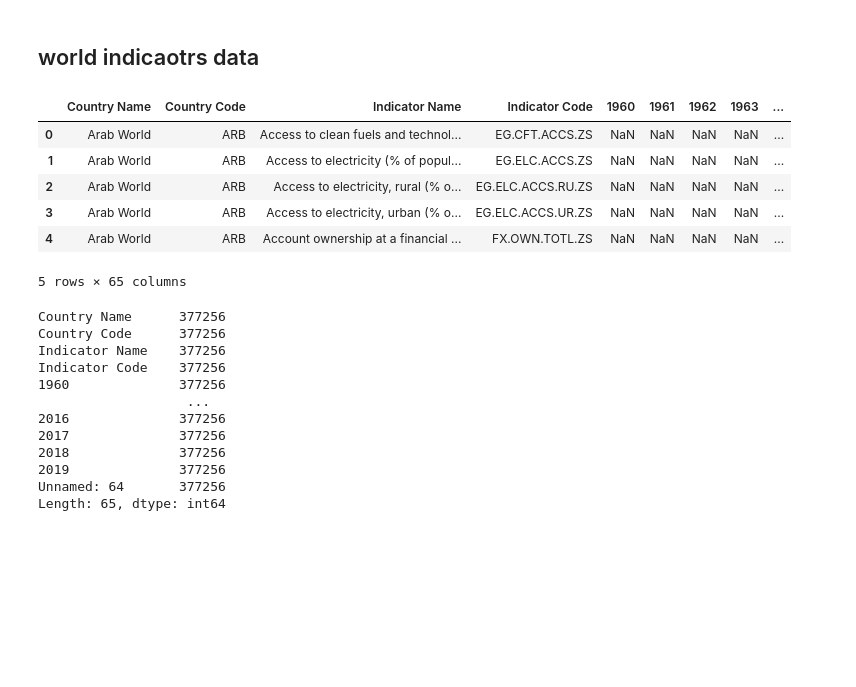
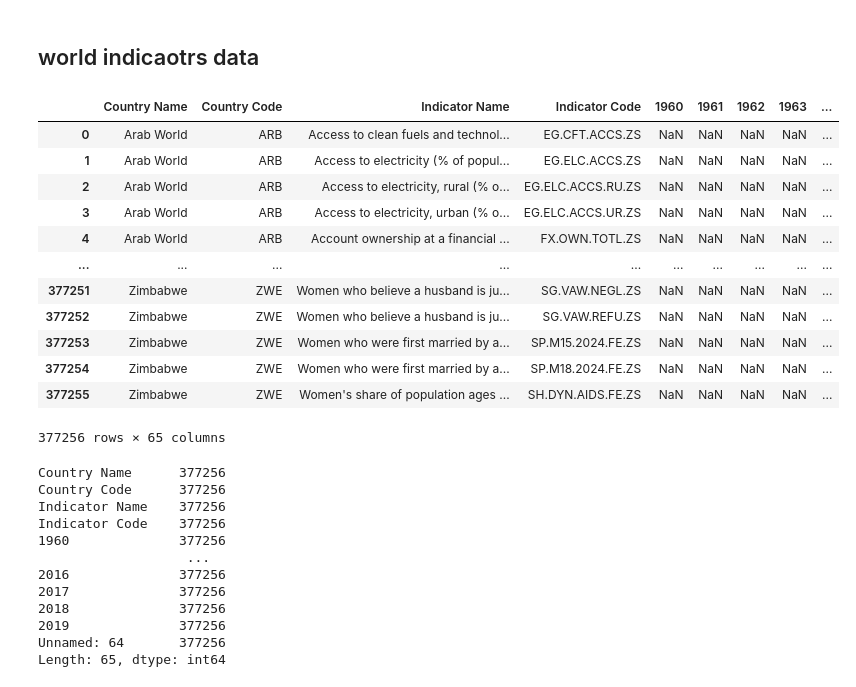
Before and after one commit to ta-data-bcn/Project-Week-5-Your-Own-Project, a Jupyter notebook: your-project/Gathering_data.ipynb, the cells around one changed output. Drawn from its saved outputs; the diff is of its cells as text; code cells hidden in the pictures; blank space fills up the shorter version.

```diff
--- a/your-project/Gathering_data.ipynb
+++ b/your-project/Gathering_data.ipynb
@@ -49,15 +97,21 @@ gini_df
 ## world indicaotrs data
 # %%
 WI_df = pd.read_csv('WDIData.csv')
-WI_df.head()
+WI_df
 # %% [output]
 |  | Country Name | Country Code | Indicator Name | Indicator Code | 1960 | 1961 | 1962 | 1963 | ... |
 | 0 | Arab World | ARB | Access to clean fuels and technol... | EG.CFT.ACCS.ZS | NaN | NaN | NaN | NaN | ... |
 | 1 | Arab World | ARB | Access to electricity (% of popul... | EG.ELC.ACCS.ZS | NaN | NaN | NaN | NaN | ... |
 | 2 | Arab World | ARB | Access to electricity, rural (% o... | EG.ELC.ACCS.RU.ZS | NaN | NaN | NaN | NaN | ... |
 | 3 | Arab World | ARB | Access to electricity, urban (% o... | EG.ELC.ACCS.UR.ZS | NaN | NaN | NaN | NaN | ... |
 | 4 | Arab World | ARB | Account ownership at a financial ... | FX.OWN.TOTL.ZS | NaN | NaN | NaN | NaN | ... |
+| ... | ... | ... | ... | ... | ... | ... | ... | ... | ... |
+| 377251 | Zimbabwe | ZWE | Women who believe a husband is ju... | SG.VAW.NEGL.ZS | NaN | NaN | NaN | NaN | ... |
+| 377252 | Zimbabwe | ZWE | Women who believe a husband is ju... | SG.VAW.REFU.ZS | NaN | NaN | NaN | NaN | ... |
+| 377253 | Zimbabwe | ZWE | Women who were first married by a... | SP.M15.2024.FE.ZS | NaN | NaN | NaN | NaN | ... |
+| 377254 | Zimbabwe | ZWE | Women who were first married by a... | SP.M18.2024.FE.ZS | NaN | NaN | NaN | NaN | ... |
+| 377255 | Zimbabwe | ZWE | Women's share of population ages ... | SH.DYN.AIDS.FE.ZS | NaN | NaN | NaN | NaN | ... |
-5 rows × 65 columns
+377256 rows × 65 columns
 # %%
 WI_df.isna().count()
 # %% [output]
```
Also changed, not shown: parts of 24 cells of this notebook.
